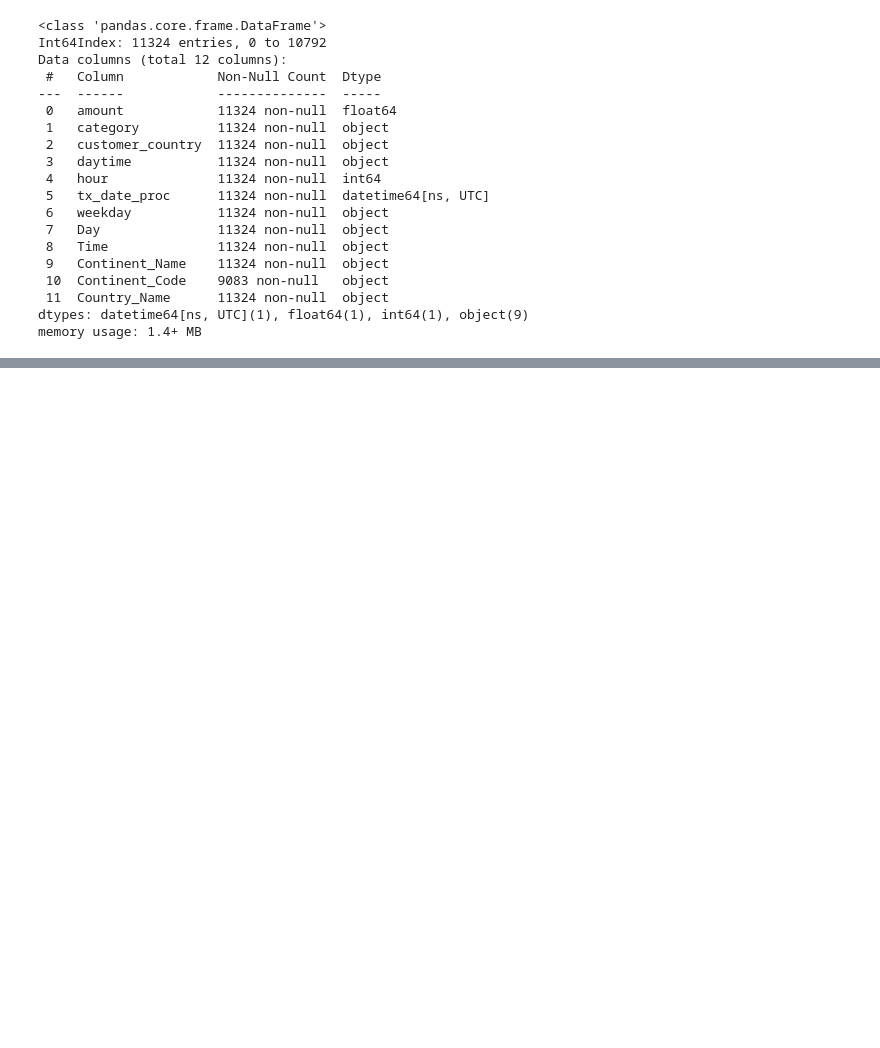
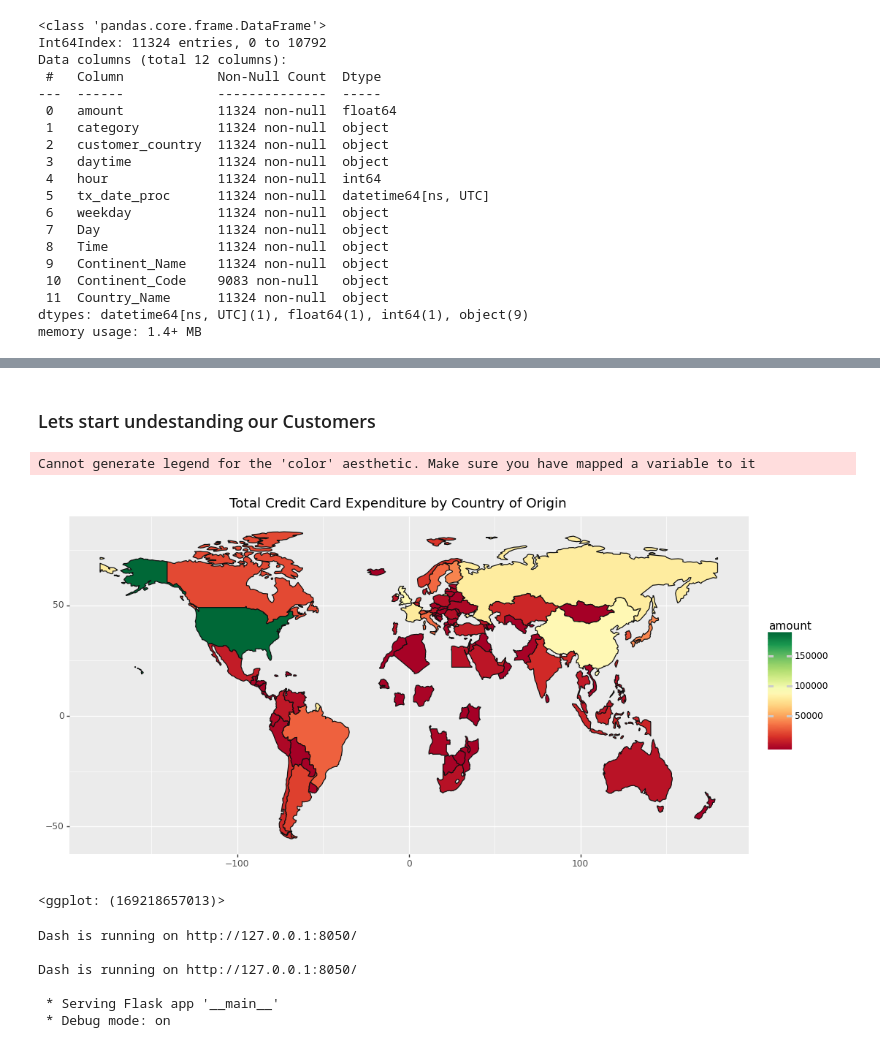
Before and after one commit to callysthenes/citibank_business_case_visual, a Jupyter notebook: assignment_2_eda_business_case_group_a.ipynb, the cells around one changed output, grey strips where cells are left out. Saved outputs shown, nothing was run; the diff lists cells and outputs as text; code cells hidden in the pictures; blank space fills up the shorter version.

Commit message:
adding dash

```diff
--- a/assignment_2_eda_business_case_group_a.ipynb
+++ b/assignment_2_eda_business_case_group_a.ipynb
@@ -553,0 +482,40 @@ plt.show()
+# %% [markdown]
+### Lets start undestanding our Customers
+# %%
+chart = ggplot(data=sales_df, mapping=aes(fill="amount"))
+map_proj = geom_map()
+labels = labs(title="Total Credit Card Expenditure by Country of Origin")
+theme_details = theme(figure_size=(12,6))
+fill_colormap = scale_fill_cmap(cmap_name="RdYlGn")
+color_colormap = scale_color_cmap(cmap_name="RdYlGn")
+
+world_map_card = chart + map_proj + labels + theme_details + fill_colormap + color_colormap
+
+world_map_card
+# %% [output]
+Cannot generate legend for the 'color' aesthetic. Make sure you have mapped a variable to it
+[figure, added]
+<ggplot: (169218657013)>
+# %%
+import plotly.graph_objects as go # or plotly.express as px
+fig = go.Figure() # or any Plotly Express function e.g. px.bar(...)
+# fig.add_trace( ... )
+# fig.update_layout( ... )
+
+import dash
+import dash_core_components as dcc
+import dash_html_components as html
+
+app = dash.Dash()
+app.layout = html.Div([
+    dcc.Graph(figure=fig)
+])
+
+app.run_server(debug=True, use_reloader=False)  # Turn off reloader if inside Jupyter
+# %% [output]
+Dash is running on http://127.0.0.1:8050/
+
+Dash is running on http://127.0.0.1:8050/
+
+ * Serving Flask app '__main__'
+ * Debug mode: on
```
Also changed, not shown: parts of 19 cells of this notebook.
